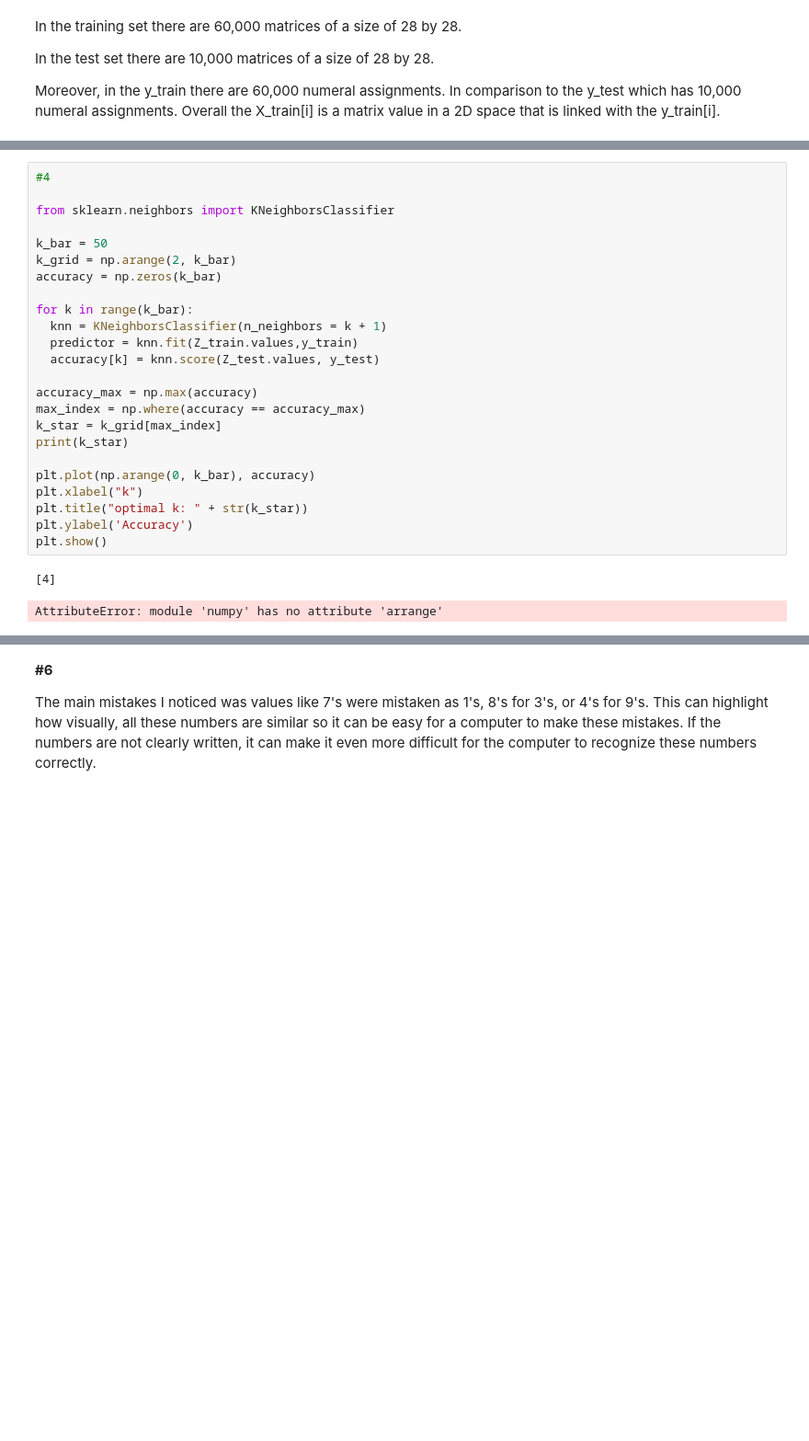
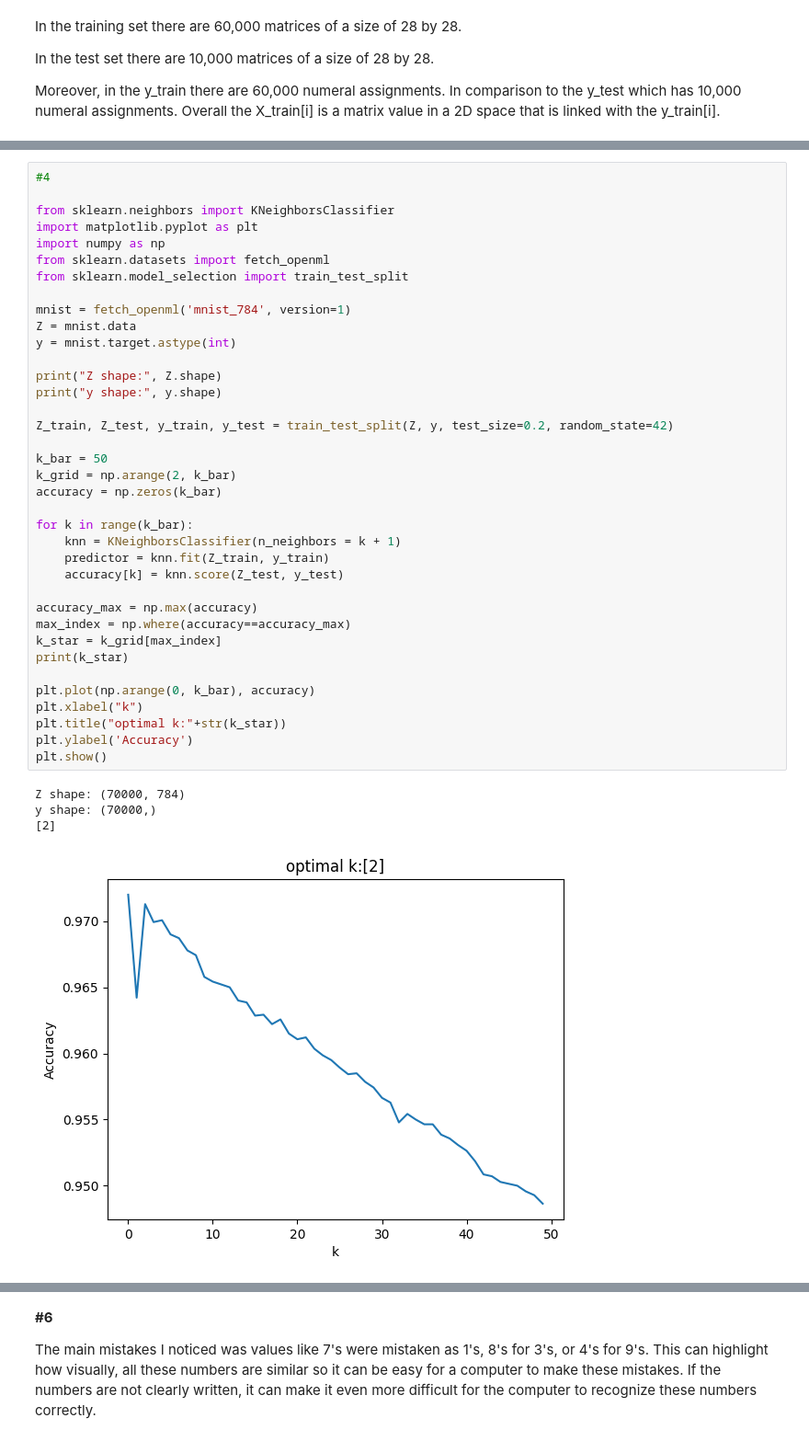
Before and after one commit to lynnido/EDA, a Jupyter notebook: Final_of_computer_vision.ipynb, the cells around one changed output, grey strips where cells are left out. Shown at 92% size. Drawn from its saved outputs; the diff is of its cells as text; blank space fills up the shorter version.

```diff
--- a/Final_of_computer_vision.ipynb
+++ b/Final_of_computer_vision.ipynb
@@ -190,30 +190,45 @@ else:
 # %%
 #4
 
 from sklearn.neighbors import KNeighborsClassifier
+import matplotlib.pyplot as plt
+import numpy as np
+from sklearn.datasets import fetch_openml
+from sklearn.model_selection import train_test_split
+
+mnist = fetch_openml('mnist_784', version=1)
+Z = mnist.data
+y = mnist.target.astype(int)
+
+print("Z shape:", Z.shape)
+print("y shape:", y.shape)
+
+Z_train, Z_test, y_train, y_test = train_test_split(Z, y, test_size=0.2, random_state=42)
 
 k_bar = 50
 k_grid = np.arange(2, k_bar)
 accuracy = np.zeros(k_bar)
 
 for k in range(k_bar):
-  knn = KNeighborsClassifier(n_neighbors = k + 1)
-  predictor = knn.fit(Z_train.values,y_train)
-  accuracy[k] = knn.score(Z_test.values, y_test)
+    knn = KNeighborsClassifier(n_neighbors = k + 1)
+    predictor = knn.fit(Z_train, y_train)
+    accuracy[k] = knn.score(Z_test, y_test)
 
 accuracy_max = np.max(accuracy)
-max_index = np.where(accuracy == accuracy_max)
+max_index = np.where(accuracy==accuracy_max)
 k_star = k_grid[max_index]
 print(k_star)
 
 plt.plot(np.arange(0, k_bar), accuracy)
 plt.xlabel("k")
-plt.title("optimal k: " + str(k_star))
+plt.title("optimal k:"+str(k_star))
 plt.ylabel('Accuracy')
 plt.show()
 # %% [output]
-[4]
+Z shape: (70000, 784)
+y shape: (70000,)
+[2]
-AttributeError: module 'numpy' has no attribute 'arrange'
+[figure, added]
 # %%
 #5
 
```
Also changed, not shown: parts of 2 cells of this notebook.
